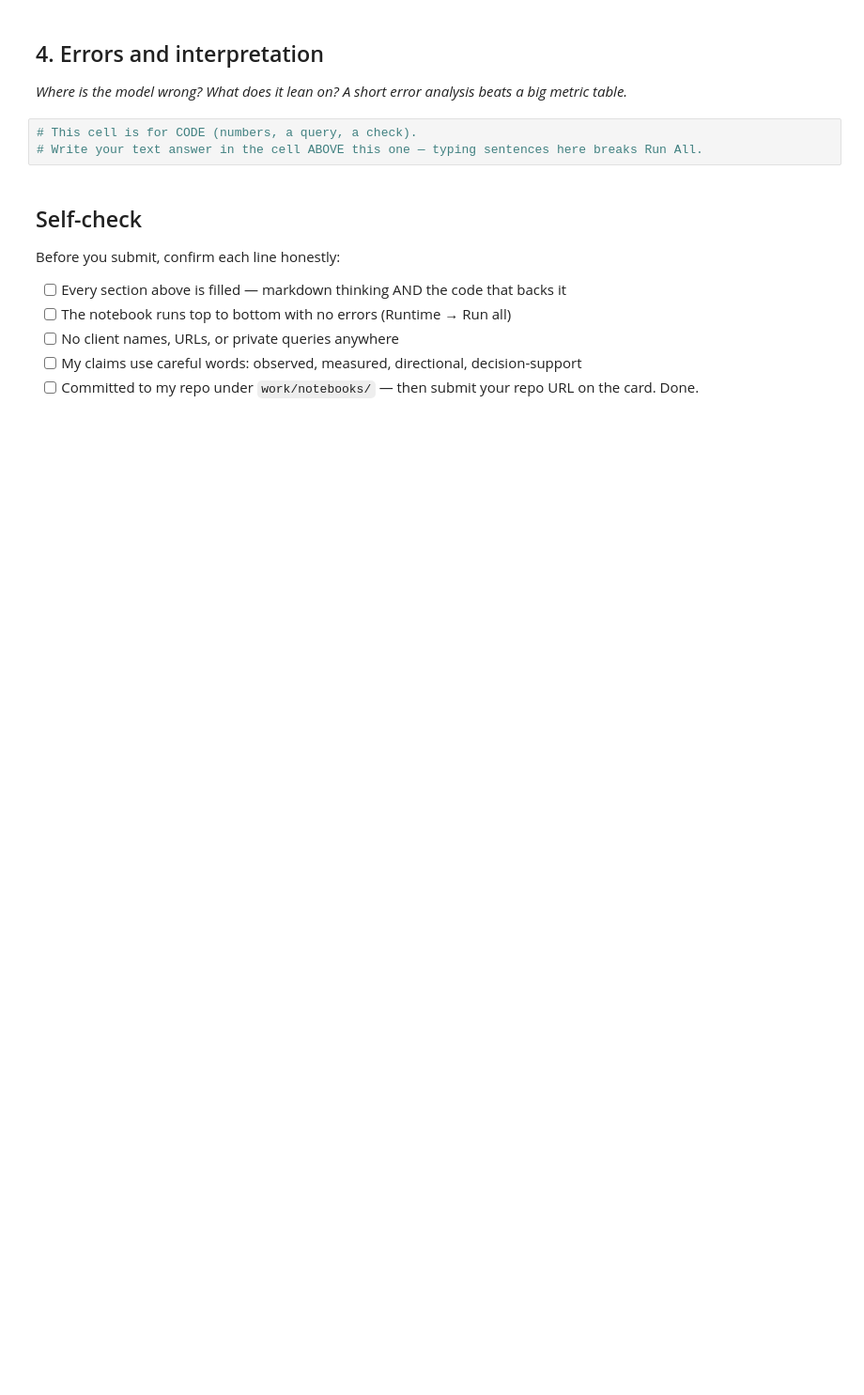
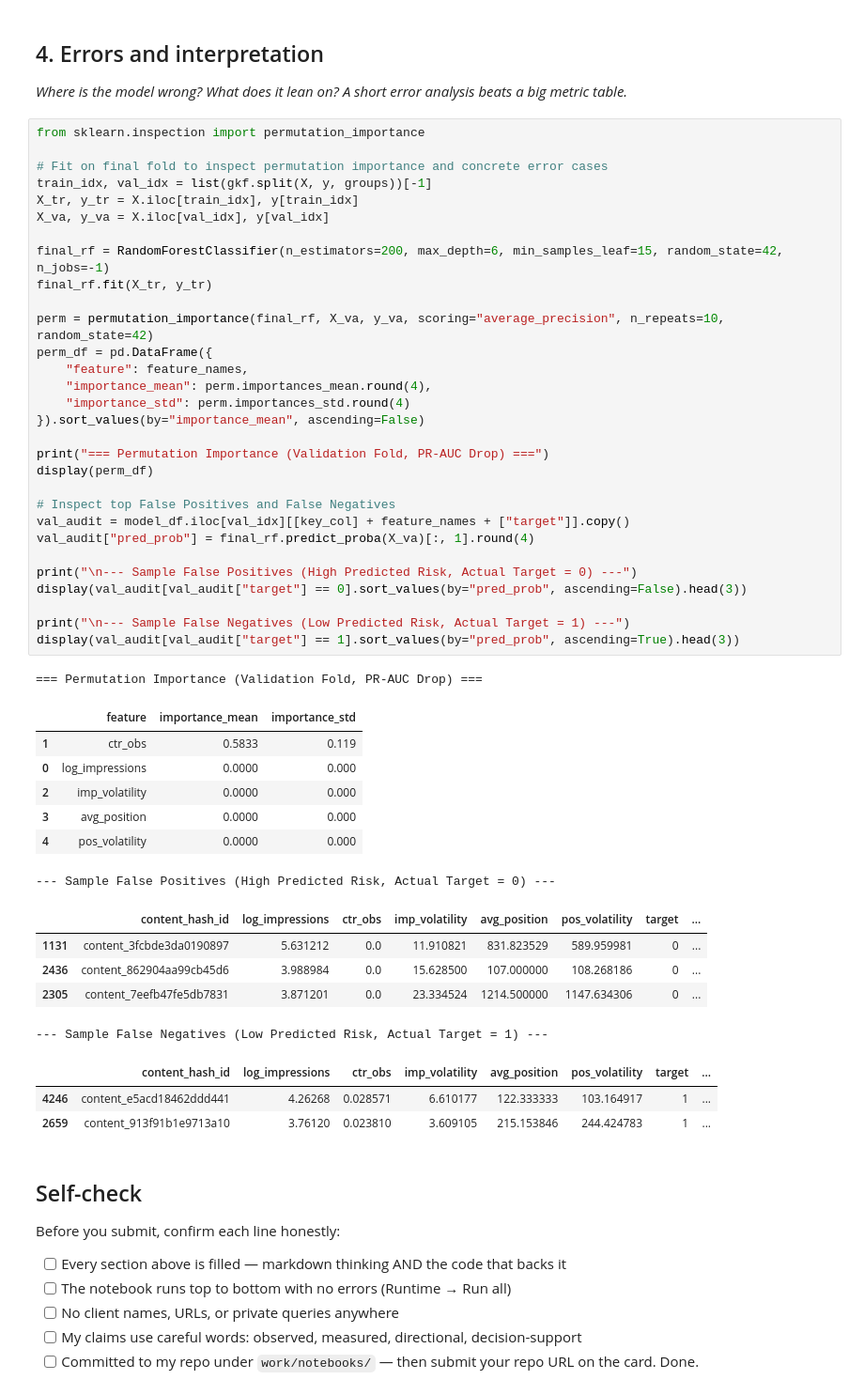
Before and after one commit to ashu141d/flyrank-ml-internship, a Jupyter notebook: work/notebooks/w05_model.ipynb, the cells around one changed output. Shown at 94% size. Saved outputs shown, nothing was run; the diff lists cells and outputs as text; blank space fills up the shorter version.

```diff
--- a/work/notebooks/w05_model.ipynb
+++ b/work/notebooks/w05_model.ipynb
@@ -31,9 +198,53 @@ This skeleton is yours to fill. Work the sections **in order** — each one has
 ## 4. Errors and interpretation
 
 *Where is the model wrong? What does it lean on? A short error analysis beats a big metric table.*
-# %%
-# This cell is for CODE (numbers, a query, a check).
-# Write your text answer in the cell ABOVE this one — typing sentences here breaks Run All.
+# %%
+from sklearn.inspection import permutation_importance
+
+# Fit on final fold to inspect permutation importance and concrete error cases
+train_idx, val_idx = list(gkf.split(X, y, groups))[-1]
+X_tr, y_tr = X.iloc[train_idx], y[train_idx]
+X_va, y_va = X.iloc[val_idx], y[val_idx]
+
+final_rf = RandomForestClassifier(n_estimators=200, max_depth=6, min_samples_leaf=15, random_state=42, n_jobs=-1)
+final_rf.fit(X_tr, y_tr)
+
+perm = permutation_importance(final_rf, X_va, y_va, scoring="average_precision", n_repeats=10, random_state=42)
+perm_df = pd.DataFrame({
+    "feature": feature_names,
+    "importance_mean": perm.importances_mean.round(4),
+    "importance_std": perm.importances_std.round(4)
+}).sort_values(by="importance_mean", ascending=False)
+
+print("=== Permutation Importance (Validation Fold, PR-AUC Drop) ===")
+display(perm_df)
+
+# Inspect top False Positives and False Negatives
+val_audit = model_df.iloc[val_idx][[key_col] + feature_names + ["target"]].copy()
+val_audit["pred_prob"] = final_rf.predict_proba(X_va)[:, 1].round(4)
+
+print("\n--- Sample False Positives (High Predicted Risk, Actual Target = 0) ---")
+display(val_audit[val_audit["target"] == 0].sort_values(by="pred_prob", ascending=False).head(3))
+
+print("\n--- Sample False Negatives (Low Predicted Risk, Actual Target = 1) ---")
+display(val_audit[val_audit["target"] == 1].sort_values(by="pred_prob", ascending=True).head(3))
+# %% [output]
+=== Permutation Importance (Validation Fold, PR-AUC Drop) ===
+|  | feature | importance_mean | importance_std |
+| 1 | ctr_obs | 0.5833 | 0.119 |
+| 0 | log_impressions | 0.0000 | 0.000 |
+| 2 | imp_volatility | 0.0000 | 0.000 |
+| 3 | avg_position | 0.0000 | 0.000 |
+| 4 | pos_volatility | 0.0000 | 0.000 |
+--- Sample False Positives (High Predicted Risk, Actual Target = 0) ---
+|  | content_hash_id | log_impressions | ctr_obs | imp_volatility | avg_position | pos_volatility | target | ... |
+| 1131 | content_3fcbde3da0190897 | 5.631212 | 0.0 | 11.910821 | 831.823529 | 589.959981 | 0 | ... |
+| 2436 | content_862904aa99cb45d6 | 3.988984 | 0.0 | 15.628500 | 107.000000 | 108.268186 | 0 | ... |
+| 2305 | content_7eefb47fe5db7831 | 3.871201 | 0.0 | 23.334524 | 1214.500000 | 1147.634306 | 0 | ... |
+--- Sample False Negatives (Low Predicted Risk, Actual Target = 1) ---
+|  | content_hash_id | log_impressions | ctr_obs | imp_volatility | avg_position | pos_volatility | target | ... |
+| 4246 | content_e5acd18462ddd441 | 4.26268 | 0.028571 | 6.610177 | 122.333333 | 103.164917 | 1 | ... |
+| 2659 | content_913f91b1e9713a10 | 3.76120 | 0.023810 | 3.609105 | 215.153846 | 244.424783 | 1 | ... |
 # %% [markdown]
 ## Self-check
 
```
Also changed, not shown: parts of 6 cells of this notebook.
